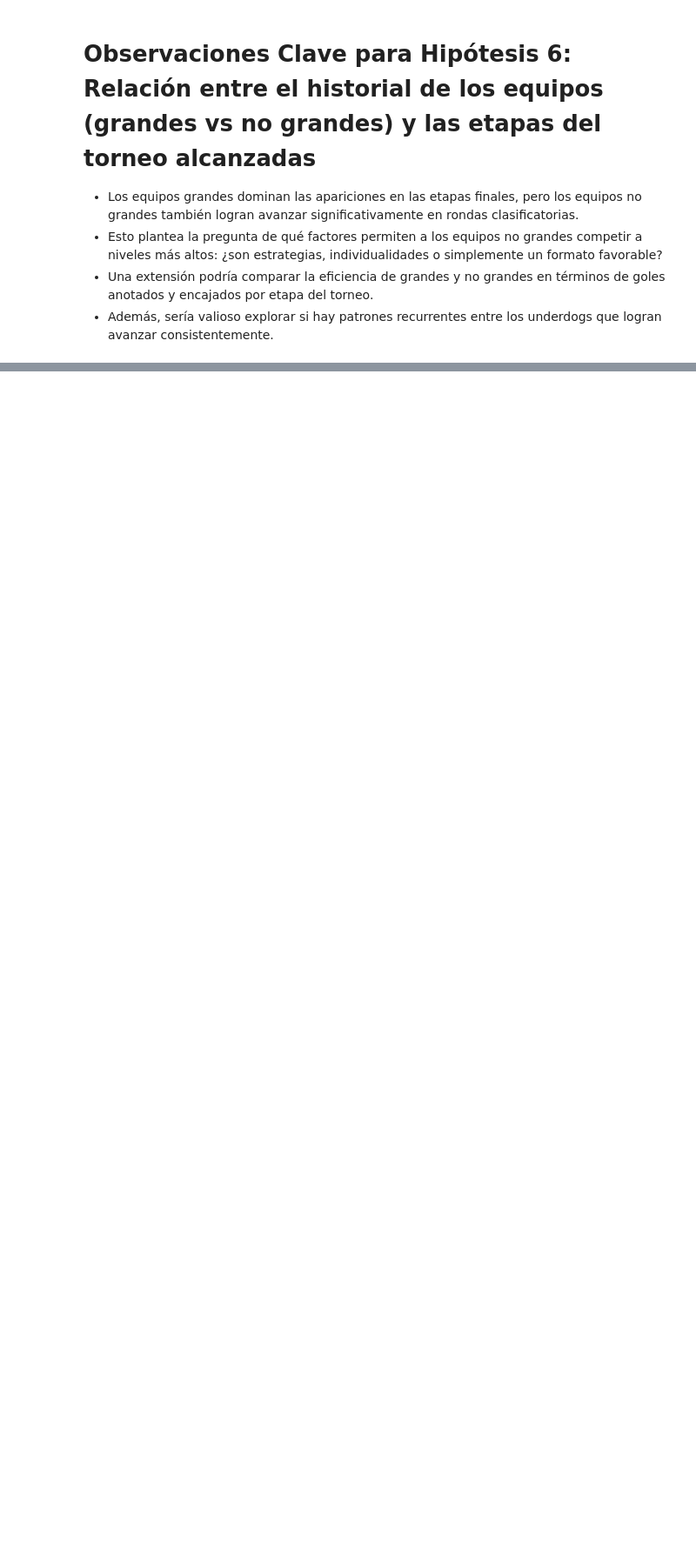
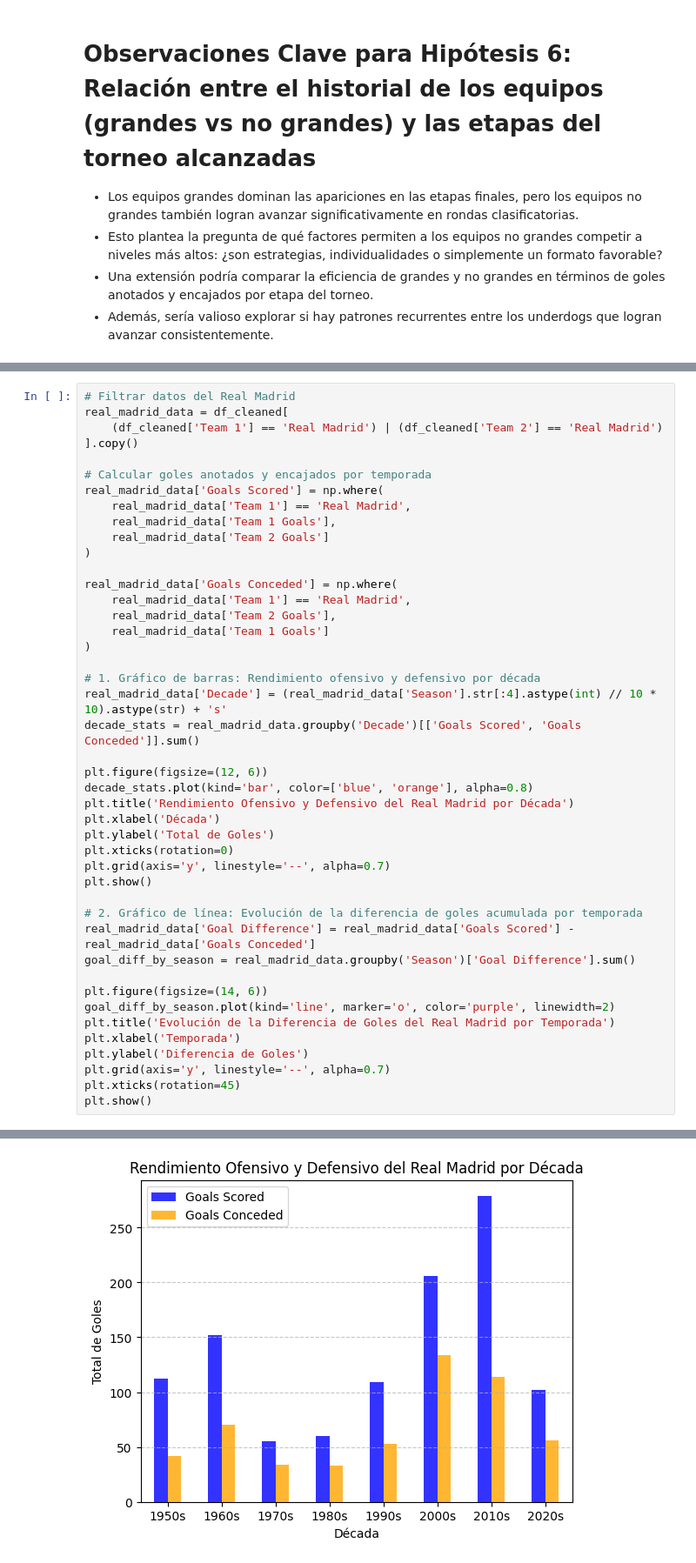
Before and after one commit to 27MarioGomez/ONLINE_DS_THEBRIDGE_27MarioGomez, a Jupyter notebook: Project_Break_I__EDA/EDA - CHAMPIONS LEAGUE/main.ipynb, the cells around one changed output, grey strips where cells are left out. Shown at 87% size. Cells and saved outputs as stored; diff of their text form; blank space fills up the shorter version.

```diff
--- a/Project_Break_I__EDA/EDA - CHAMPIONS LEAGUE/main.ipynb
+++ b/Project_Break_I__EDA/EDA - CHAMPIONS LEAGUE/main.ipynb
@@ -793,0 +840,45 @@ plt.show()
+# %%
+# Filtrar datos del Real Madrid
+real_madrid_data = df_cleaned[
+    (df_cleaned['Team 1'] == 'Real Madrid') | (df_cleaned['Team 2'] == 'Real Madrid')
+].copy()
+
+# Calcular goles anotados y encajados por temporada
+real_madrid_data['Goals Scored'] = np.where(
+    real_madrid_data['Team 1'] == 'Real Madrid',
+    real_madrid_data['Team 1 Goals'],
+    real_madrid_data['Team 2 Goals']
+)
+
+real_madrid_data['Goals Conceded'] = np.where(
+    real_madrid_data['Team 1'] == 'Real Madrid',
+    real_madrid_data['Team 2 Goals'],
+    real_madrid_data['Team 1 Goals']
+)
+
+# 1. Gráfico de barras: Rendimiento ofensivo y defensivo por década
+real_madrid_data['Decade'] = (real_madrid_data['Season'].str[:4].astype(int) // 10 * 10).astype(str) + 's'
+decade_stats = real_madrid_data.groupby('Decade')[['Goals Scored', 'Goals Conceded']].sum()
+
+plt.figure(figsize=(12, 6))
+decade_stats.plot(kind='bar', color=['blue', 'orange'], alpha=0.8)
+plt.title('Rendimiento Ofensivo y Defensivo del Real Madrid por Década')
+plt.xlabel('Década')
+plt.ylabel('Total de Goles')
+plt.xticks(rotation=0)
+plt.grid(axis='y', linestyle='--', alpha=0.7)
+plt.show()
+
+# 2. Gráfico de línea: Evolución de la diferencia de goles acumulada por temporada
+real_madrid_data['Goal Difference'] = real_madrid_data['Goals Scored'] - real_madrid_data['Goals Conceded']
+goal_diff_by_season = real_madrid_data.groupby('Season')['Goal Difference'].sum()
+
+plt.figure(figsize=(14, 6))
+goal_diff_by_season.plot(kind='line', marker='o', color='purple', linewidth=2)
+plt.title('Evolución de la Diferencia de Goles del Real Madrid por Temporada')
+plt.xlabel('Temporada')
+plt.ylabel('Diferencia de Goles')
+plt.grid(axis='y', linestyle='--', alpha=0.7)
+plt.xticks(rotation=45)
+plt.show()
+# %% [output]
@@ -793,0 +886 @@ plt.show()
+[figure, added]
```
Also changed, not shown: parts of 14 cells of this notebook.
